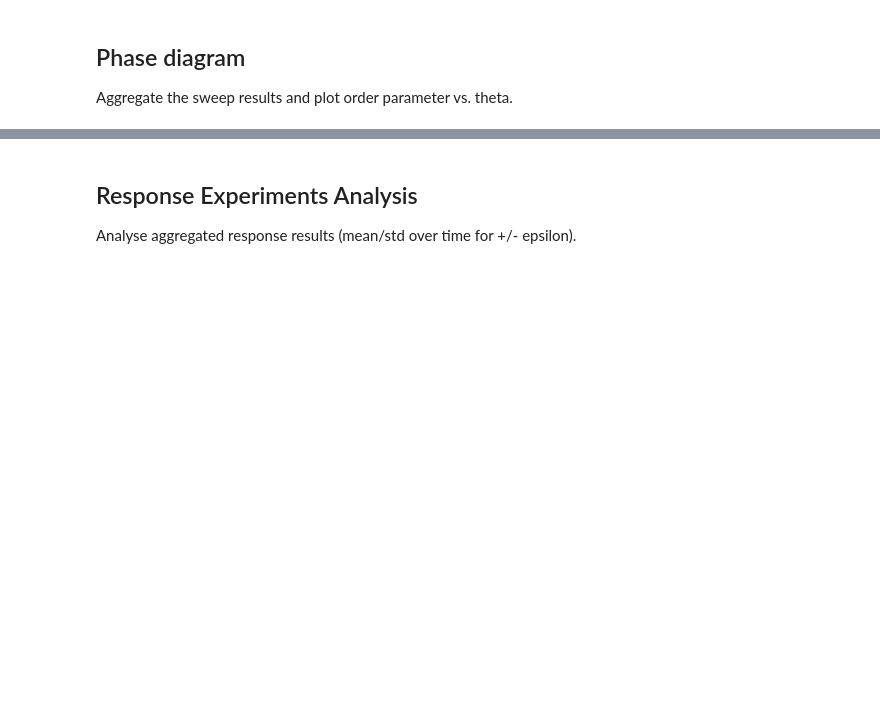
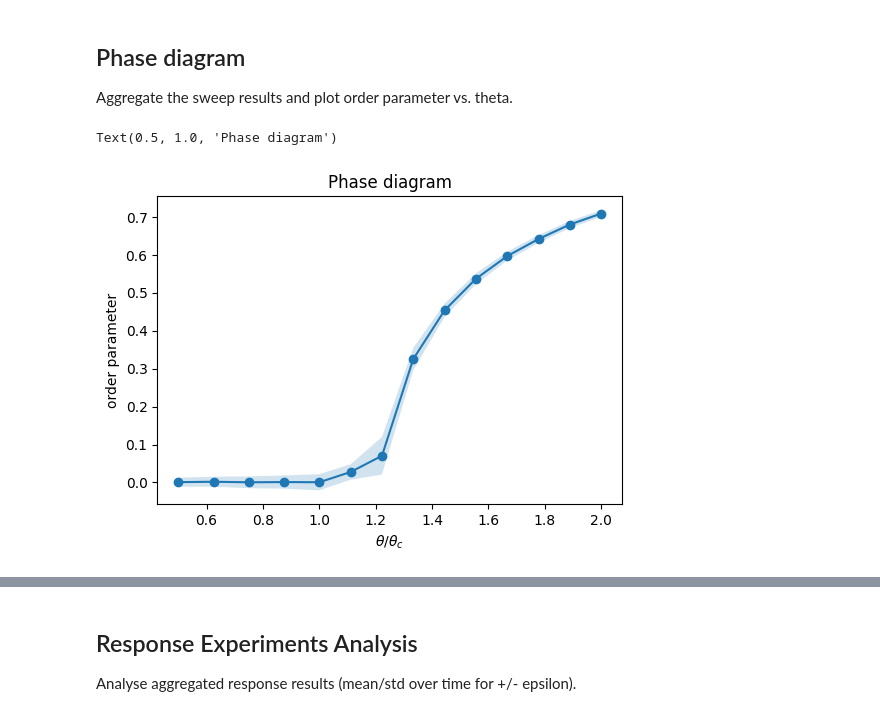
Before and after one commit to niccozagli/Dynamical_Systems_Networks, a Jupyter notebook: notebooks/prototyping/prototyping_data_analysis.ipynb, the cells around one changed output, grey strips where cells are left out. Drawn from its saved outputs; the diff is of its cells as text; code cells hidden in the pictures; blank space fills up the shorter version.

```diff
--- a/notebooks/prototyping/prototyping_data_analysis.ipynb
+++ b/notebooks/prototyping/prototyping_data_analysis.ipynb
@@ -203,32 +203,35 @@ Aggregate the sweep results and plot order parameter vs. theta.
 # %%
 # Aggregate across runs for each theta and plot the order parameter.
 repo_root = find_repo_root()
-phase_diagram_base_folder = repo_root / "results/phase_diagram/power_law/n1000"
+phase_diagram_base_folder = repo_root / "results/phase_diagram/poisson/n10000"
 
 run_dirs = list_phase_diagram_runs(phase_diagram_base_folder)
 # Compute theta_c from the first config_used.json (theta itself is ignored).
 theta_c = compute_theta_c_from_config(run_dirs[0] / "config_used.json")
 config = read_config(run_dirs[0] / "config_used.json")
 phase_df = build_phase_diagram(
     phase_diagram_base_folder,
     frac=0.7,
     theta_c=theta_c,
 )
 phase_df["theta_scaled"] = phase_df["theta"] / theta_c
 phase_df["std"] = np.sqrt(phase_df["var_x1"])
 
 fig, ax = plt.subplots(figsize=(6, 4))
 phase_df.plot(x="theta_scaled", y="mean_x1", marker="o", ax=ax, legend=False)
 ax.fill_between(
     phase_df["theta_scaled"],
     phase_df["mean_x1"] - phase_df["std"],
     phase_df["mean_x1"] + phase_df["std"],
     alpha=0.2,
 )
 ax.set_xlabel(r"$\theta/\theta_c$")
 ax.set_ylabel("order parameter")
 ax.set_title("Phase diagram")
 
 # Inspect one run's time series
 # mean_df, std_df = read_aggregate_dfs(run_dirs[11] / "aggregate.h5")
 # mean_df.plot(x="t", y="mean_x1_abs")
+# %% [output]
+Text(0.5, 1.0, 'Phase diagram')
+[figure, added]
```
Also changed, not shown: parts of 4 cells of this notebook, 16 other files.
